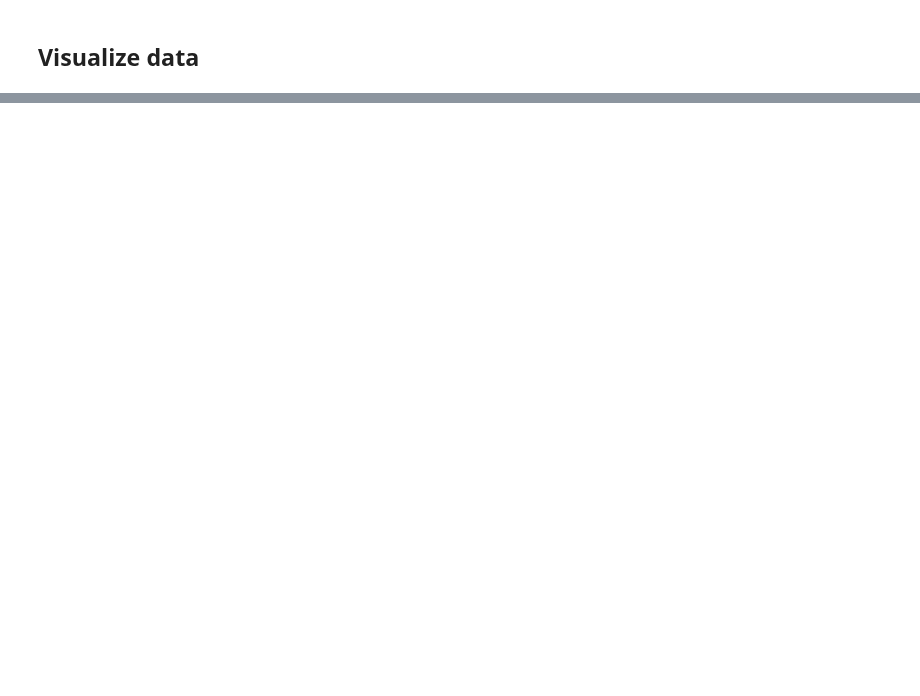
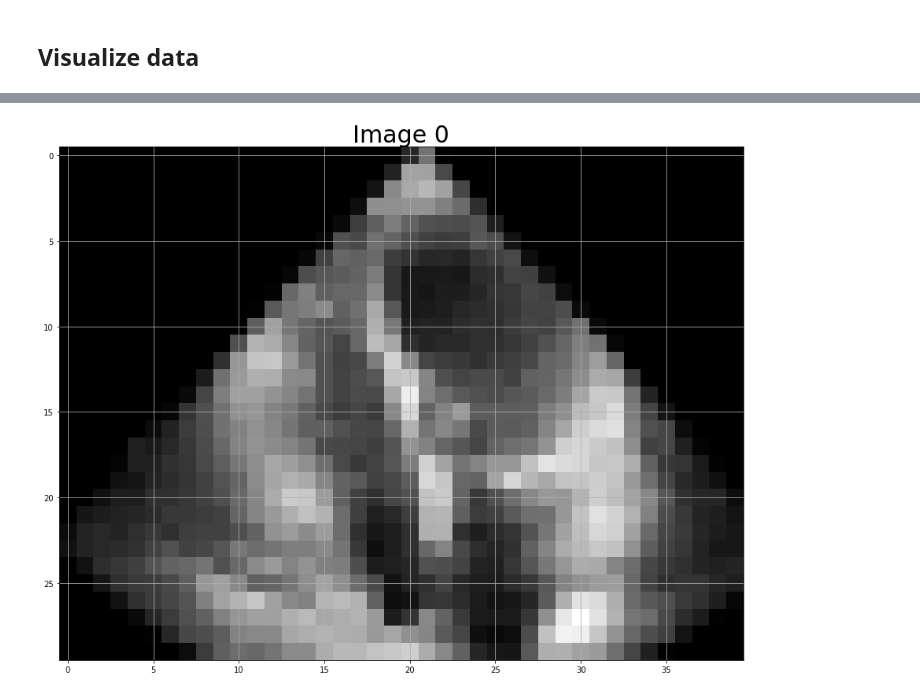
Before and after one commit to jaymoneyjay/aml-project, a Jupyter notebook: task3/task3_tg.ipynb, the cells around one changed output, grey strips where cells are left out. Drawn from its saved outputs; the diff is of its cells as text; code cells hidden in the pictures; blank space fills up the shorter version.

Commit message:
test data loader working - NO ROI

```diff
--- a/task3/task3_tg.ipynb
+++ b/task3/task3_tg.ipynb
@@ -16,4 +16,5 @@ cfg = init(config='configs/default.yaml')
 
 # you'd probably call this in train.py
 training_loader, validation_loader = get_data_loader(cfg, mode='train', get_subset=False)
+test_loader = get_data_loader(cfg, mode='test', get_subset=False)
 # %% [output]
@@ -26,5 +31,7 @@ training_loader, validation_loader = get_data_loader(cfg, mode='train', get_subs
 # %%
 # Get and visualize a batch of training data
 batch = next(iter(training_loader))
+# %%
+test_batch = next(iter(test_loader))
 # %%
 print(batch.keys())
@@ -40,0 +51,6 @@ show_img_batch(batch)
+# %%
+importlib.reload(sys.modules['task3.utils.img_utils'])
+from task3.utils.img_utils import show_img_batch
+
+show_img_batch(test_batch)
+# %% [output]
@@ -40,0 +59 @@ show_img_batch(batch)
+[figure, added]
```
Also changed, not shown: parts of 4 cells of this notebook, 2 other files.
